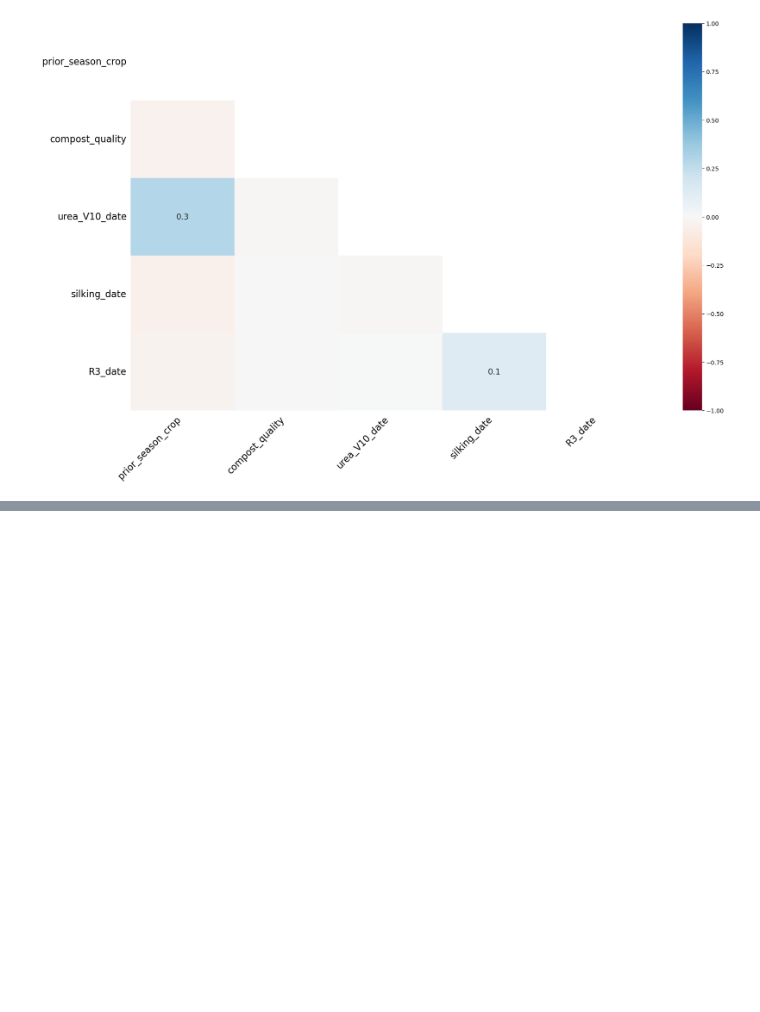
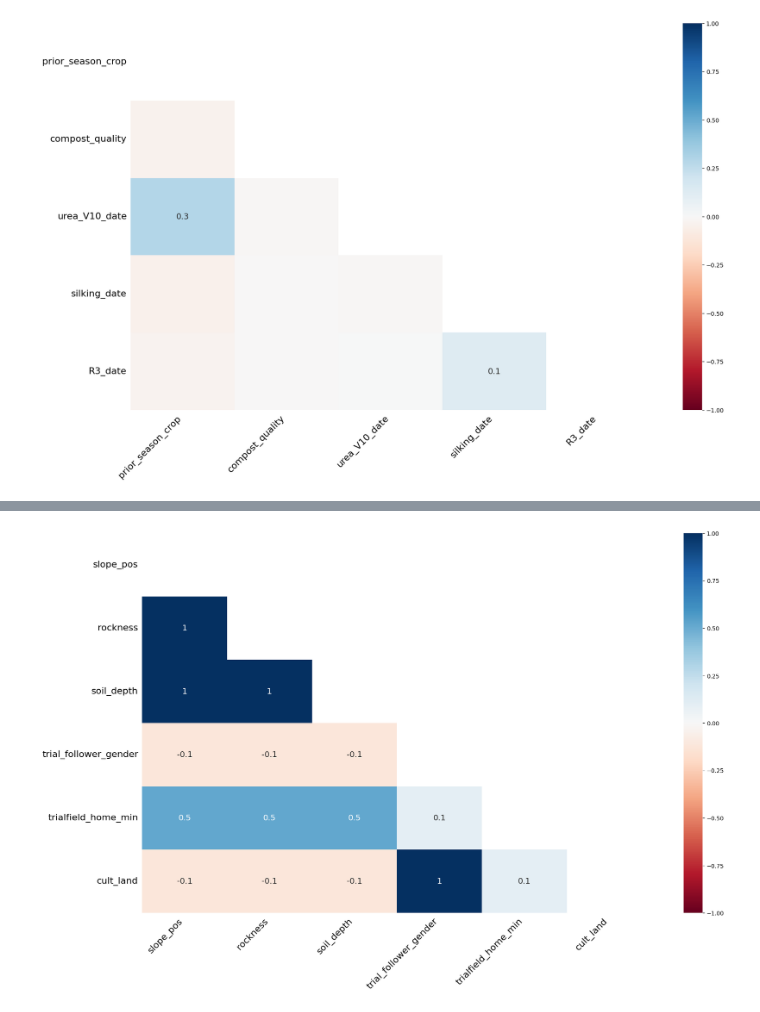
Before and after one commit to Vin-Okumu/maize-yield-optimization-rwanda, a Jupyter notebook: notebooks/01_data_audit.ipynb, the cells around one changed output, grey strips where cells are left out. Saved outputs shown, nothing was run; the diff lists cells and outputs as text; code cells hidden in the pictures; blank space fills up the shorter version.

```diff
--- a/notebooks/01_data_audit.ipynb
+++ b/notebooks/01_data_audit.ipynb
@@ -201,0 +237,6 @@ plt.show()
+# %%
+heatmap(field_df)
+
+plt.show()
+# %% [output]
+[figure, added]
```
Also changed, not shown: parts of 12 cells of this notebook, 2 other files.
